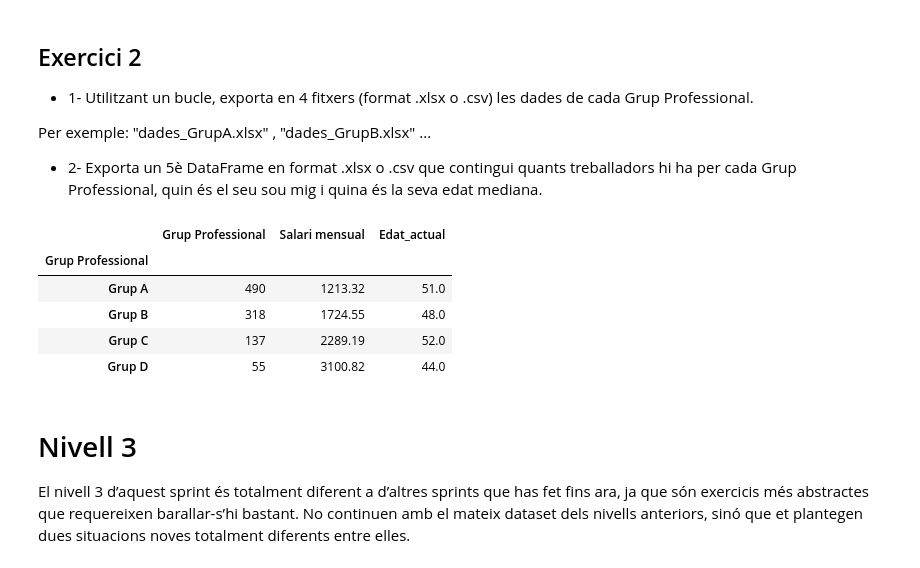
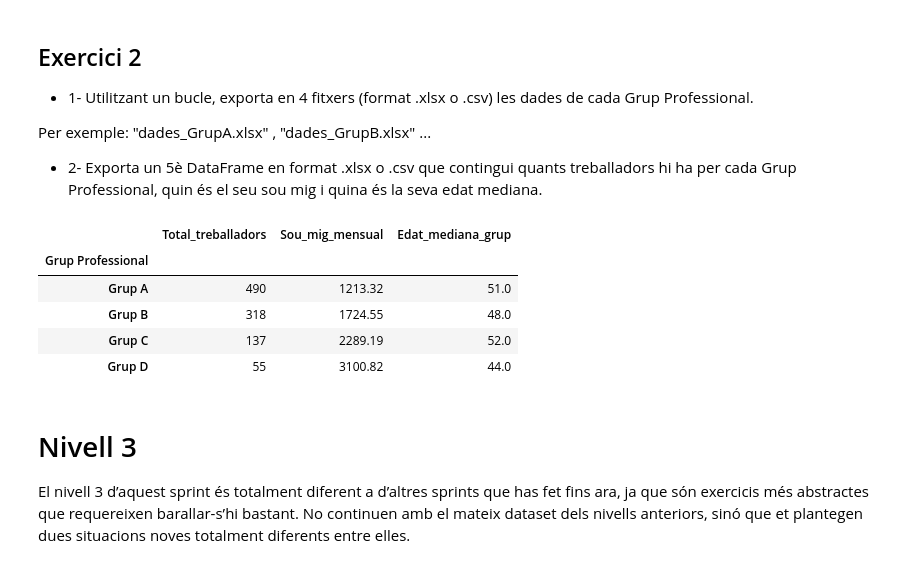
Before and after one commit to rogerloop/03_Especialitzacio, a Jupyter notebook: Sprint_10_Analitica_dades_Python/Sprint_10_Task_S10_01/Task_S10_01.ipynb, the cells around one changed output. Drawn from its saved outputs; the diff is of its cells as text; code cells hidden in the pictures.

```diff
--- a/Sprint_10_Analitica_dades_Python/Sprint_10_Task_S10_01/Task_S10_01.ipynb
+++ b/Sprint_10_Analitica_dades_Python/Sprint_10_Task_S10_01/Task_S10_01.ipynb
@@ -17,10 +34,10 @@ from datetime import datetime
 # %%
 
 # 1. Ajustar ruta del excel
-ruta_datos = '/Users/rogerdefez/Documents/Cursos i Llibres/BootCamp IT Academy/03_Especialitzacio/Sprint_10_Analitica_dades_Python/Datos originales/sprint10.xlsx'
+ruta_datos = '/Users/rogerdefez/Documents/Cursos i Llibres/BootCamp IT Academy/03_Especialitzacio/Sprint_10_Analitica_dades_Python/Datos originales/'
 
 # Cargar el dataframe...(df) (Importar), la hoja Sheet1 y convierto indice del excel en indice del Dataframe (evito duplicar)
-treballadors_2025 = pd.read_excel(ruta_datos, sheet_name="Sheet1", header=3, index_col=0)
+treballadors_2025 = pd.read_excel(ruta_datos + 'sprint10.xlsx', sheet_name="Sheet1", header=3, index_col=0)
 
 # 2. Ordeno el df por país y ciudad con sort_values que primero ordena por columna1 y despues por columna2
 #  reseteo el indice sobre df y con drop evito me cree columna
@@ -427,18 +444,18 @@ for grup in treballadors_2025['Grup Professional'].unique():
 # %%
 # 2- mediante .groupby agrupo 'Grup Professional'
 # en la misma sentencia aplico las agregaciones solicitadas
 # redondeo con round para mejor cvisualizacion salari mensual
 
 analisis_grupos = round(treballadors_2025.groupby(
-    'Grup Professional').agg({
-    'Grup Professional':'size',
-    'Salari mensual': 'mean',
-    'Edat_actual': 'median'
-}),2)
+    'Grup Professional').agg(
+    Total_treballadors = ('Grup Professional','size'),
+    Sou_mig_mensual = ('Salari mensual', 'mean'),
+    Edat_mediana_grup = ('Edat_actual', 'median')
+),2)
 analisis_grupos.to_csv('analisis_grupos.csv')
 analisis_grupos
 # %% [output]
-|  | Grup Professional | Salari mensual | Edat_actual |
+|  | Total_treballadors | Sou_mig_mensual | Edat_mediana_grup |
 | Grup Professional |  |  |  |
 | Grup A | 490 | 1213.32 | 51.0 |
 | Grup B | 318 | 1724.55 | 48.0 |
```
Also changed, not shown: parts of 11 cells of this notebook, 10 other files.
